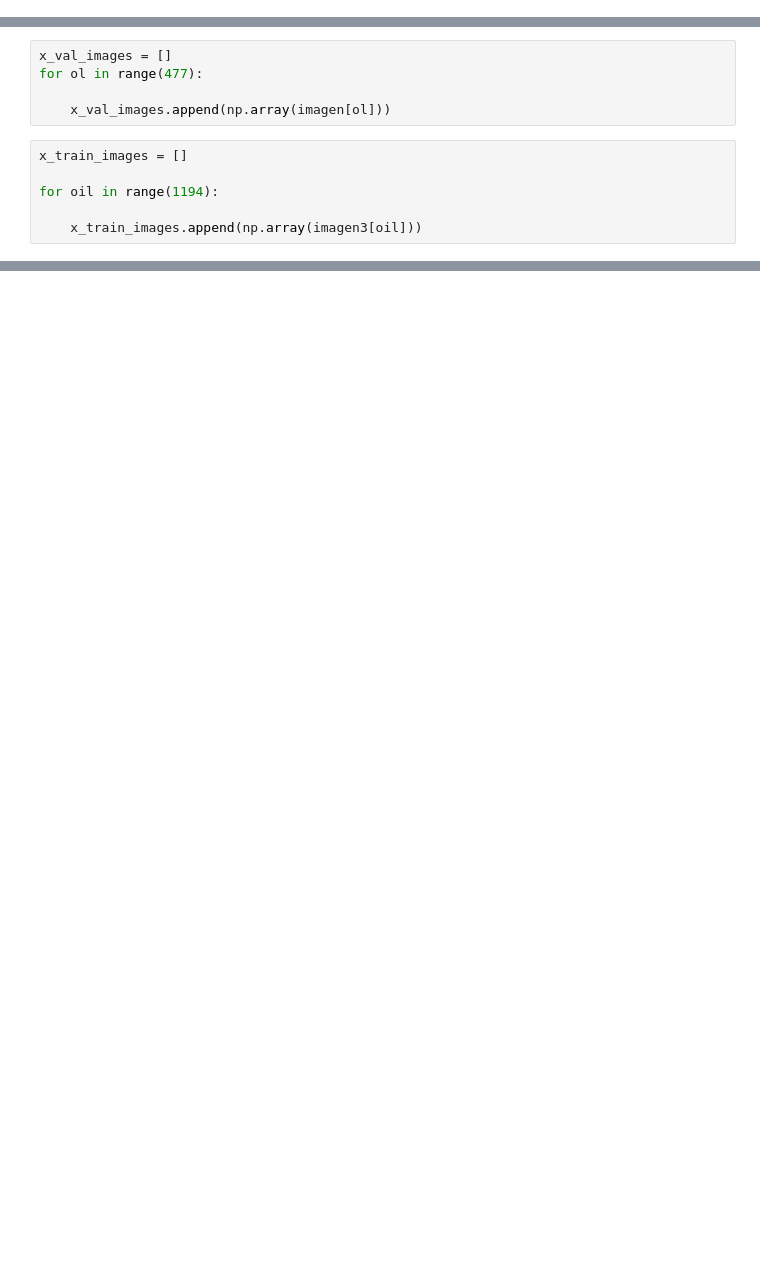
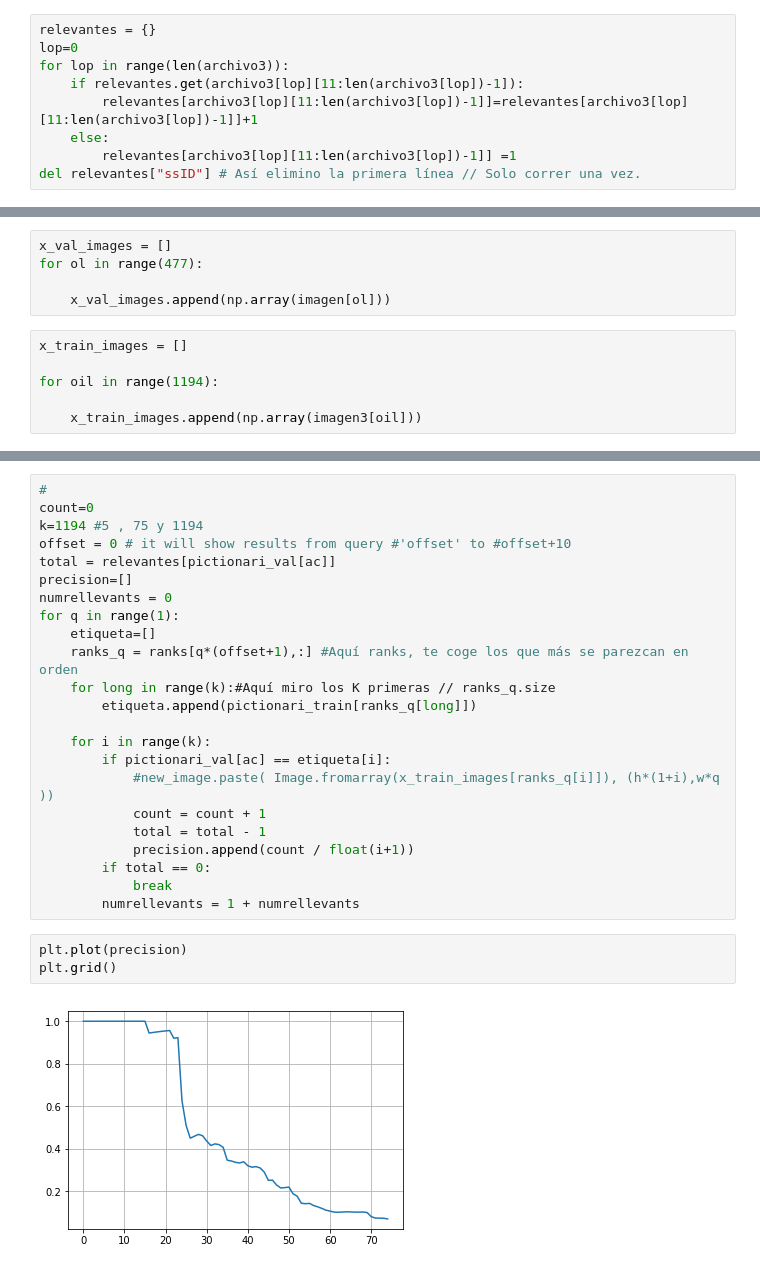
Before and after one commit to gdsa-upc/2018-Equip5, a Jupyter notebook: cerca_pickle_1.ipynb, the cells around one changed output, grey strips where cells are left out. Drawn from its saved outputs; the diff is of its cells as text; blank space fills up the shorter version.

```diff
--- a/cerca_pickle_1.ipynb
+++ b/cerca_pickle_1.ipynb
@@ -35,0 +119,9 @@ descriptors_train=np.reshape(descriptors3,(1194,4096))
+# %%
+relevantes = {}
+lop=0
+for lop in range(len(archivo3)):
+    if relevantes.get(archivo3[lop][11:len(archivo3[lop])-1]):
+        relevantes[archivo3[lop][11:len(archivo3[lop])-1]]=relevantes[archivo3[lop][11:len(archivo3[lop])-1]]+1
+    else:
+        relevantes[archivo3[lop][11:len(archivo3[lop])-1]] =1
+del relevantes["ssID"] # Así elimino la primera línea // Solo correr una vez.
@@ -81,0 +219,28 @@ plt.show()
+# %%
+#
+count=0
+k=1194 #5 , 75 y 1194
+offset = 0 # it will show results from query #'offset' to #offset+10
+total = relevantes[pictionari_val[ac]]
+precision=[]
+numrellevants = 0
+for q in range(1):
+    etiqueta=[]
+    ranks_q = ranks[q*(offset+1),:] #Aquí ranks, te coge los que más se parezcan en orden
+    for long in range(k):#Aquí miro los K primeras // ranks_q.size
+        etiqueta.append(pictionari_train[ranks_q[long]])
+
+    for i in range(k):
+        if pictionari_val[ac] == etiqueta[i]:
+            #new_image.paste( Image.fromarray(x_train_images[ranks_q[i]]), (h*(1+i),w*q ))
+            count = count + 1
+            total = total - 1
+            precision.append(count / float(i+1))
+        if total == 0:
+            break
+        numrellevants = 1 + numrellevants
+# %%
+plt.plot(precision)
+plt.grid()
+# %% [output]
+[figure, added]
```
Also changed, not shown: parts of 44 cells of this notebook, 2 other files.
